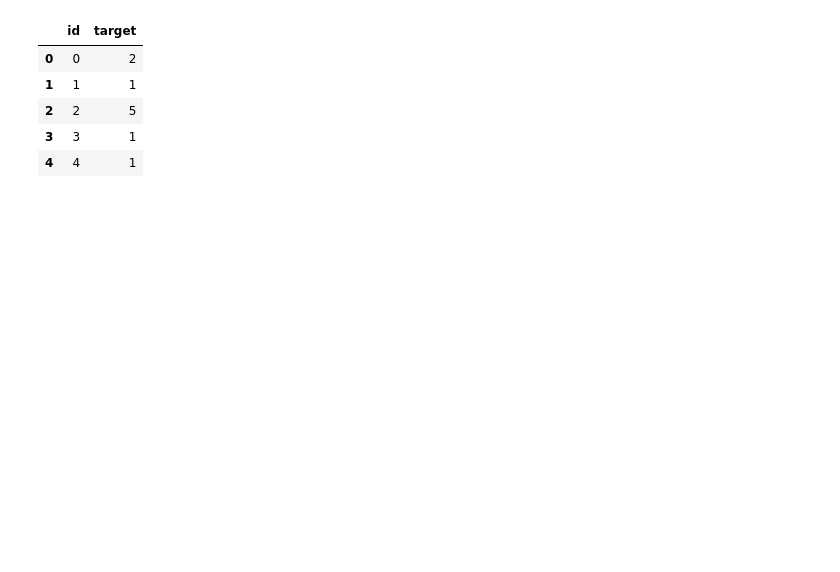
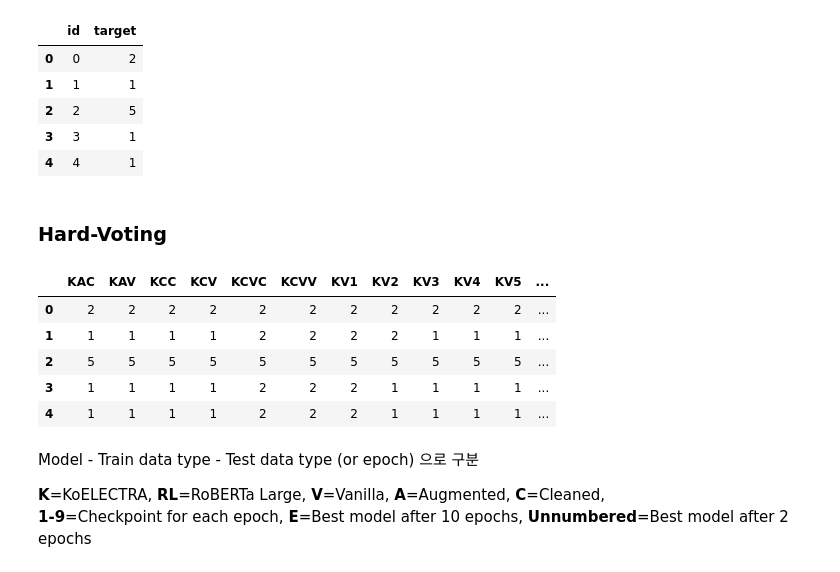
Before and after one commit to minyeamer/auto-raiting, a Jupyter notebook: README.ipynb, the cells around one changed output. Saved outputs shown, nothing was run; the diff lists cells and outputs as text; code cells hidden in the pictures; blank space fills up the shorter version.

```diff
--- a/README.ipynb
+++ b/README.ipynb
@@ -745,3 +745,37 @@ submission.head()
 | 2 | 2 | 5 |
 | 3 | 3 | 1 |
 | 4 | 4 | 1 |
+# %% [markdown]
+### Hard-Voting
+# %%
+submission_dir = './data/samples/old/'
+tree = list(os.walk(submission_dir))
+
+def alias(name: str):
+    name = name.replace('_with','').replace('_test','').replace('.csv','')
+    name = ''.join([word[0].upper() for word in name.split('_')])
+    return name
+
+history = {alias(file):submission_dir+file for file in tree[0][2] if file not in {'.DS_Store'}}
+
+koelectra_dir, checkpoints = tree[1][0]+'/', tree[1][2]
+history.update({'KV'+re.findall('epoch(.*?).csv',file)[0]:koelectra_dir+file for file in checkpoints})
+
+for name,path in history.items():
+    history[name] = pd.read_csv(path)['target'].tolist()
+
+history = pd.DataFrame(history)
+history = history[sorted(history.columns)]
+history.head()
+# %% [output]
+|  | KAC | KAV | KCC | KCV | KCVC | KCVV | KV1 | KV2 | KV3 | KV4 | KV5 | ... |
+| 0 | 2 | 2 | 2 | 2 | 2 | 2 | 2 | 2 | 2 | 2 | 2 | ... |
+| 1 | 1 | 1 | 1 | 1 | 2 | 2 | 2 | 2 | 1 | 1 | 1 | ... |
+| 2 | 5 | 5 | 5 | 5 | 5 | 5 | 5 | 5 | 5 | 5 | 5 | ... |
+| 3 | 1 | 1 | 1 | 1 | 2 | 2 | 2 | 1 | 1 | 1 | 1 | ... |
+| 4 | 1 | 1 | 1 | 1 | 2 | 2 | 2 | 1 | 1 | 1 | 1 | ... |
+# %% [markdown]
+Model - Train data type - Test data type (or epoch) 으로 구분
+
+**K**=KoELECTRA, **RL**=RoBERTa Large, **V**=Vanilla, **A**=Augmented, **C**=Cleaned,
+**1-9**=Checkpoint for each epoch, **E**=Best model after 10 epochs, **Unnumbered**=Best model after 2 epochs
```
Also changed, not shown: parts of 9 cells of this notebook.
